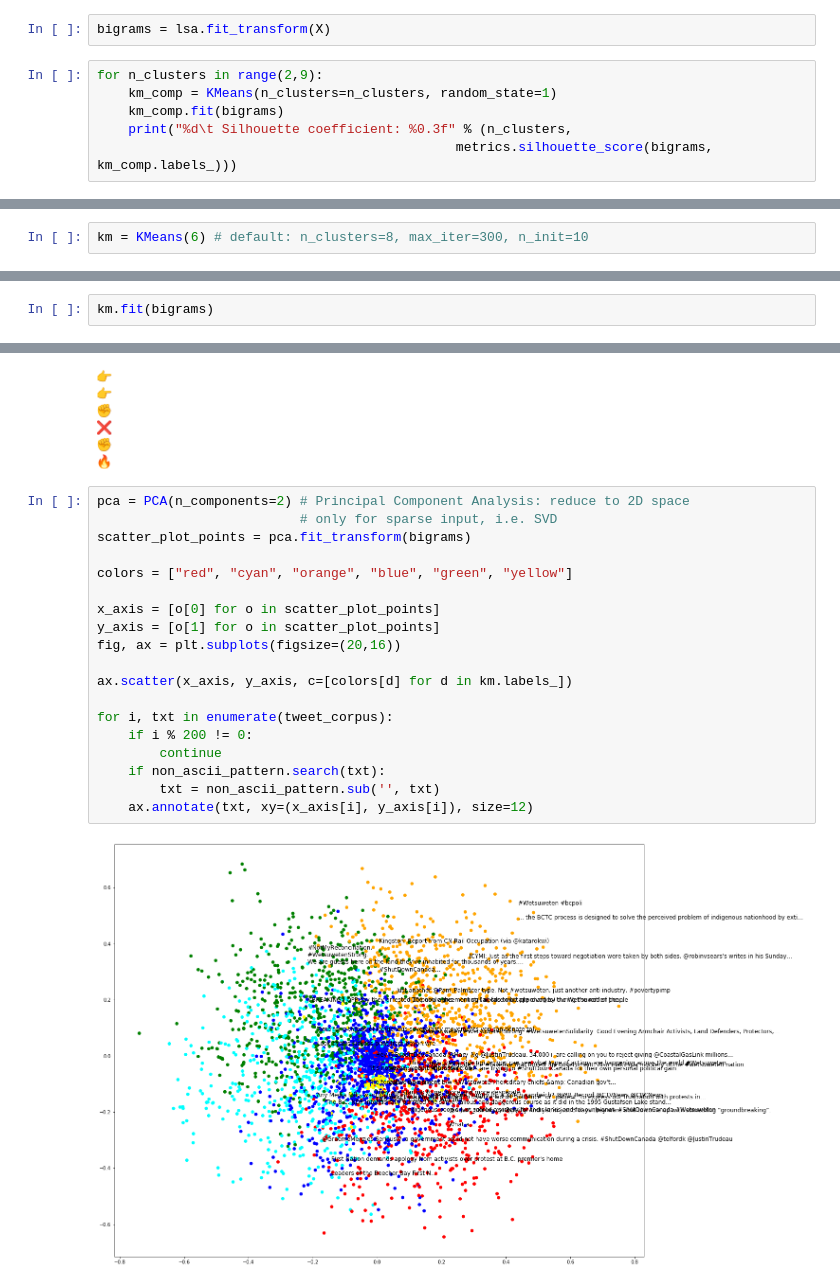
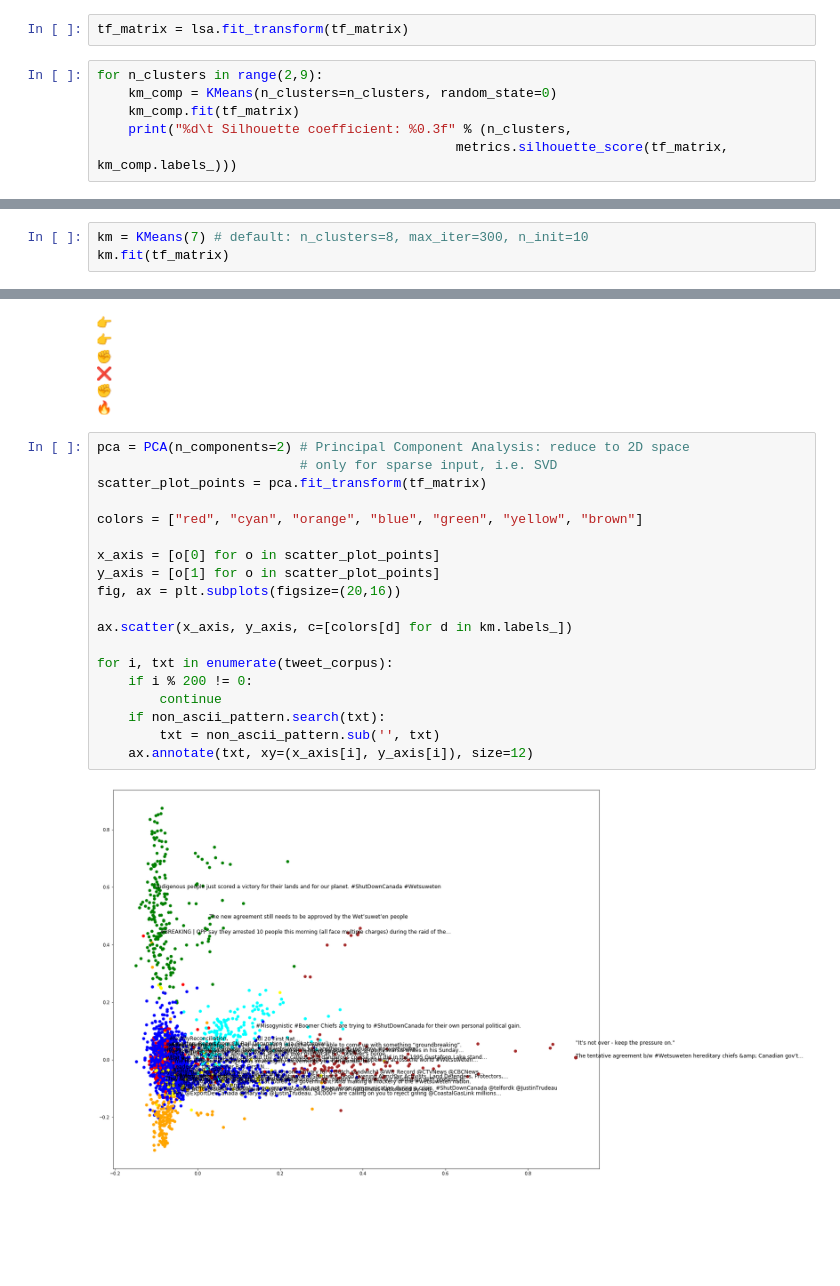
Before and after one commit to clearthecity/BubbleOrWave2, a Jupyter notebook: ClusterText.ipynb, the cells around one changed output, grey strips where cells are left out. Cells and saved outputs as stored; diff of their text form; blank space fills up the shorter version.

```diff
--- a/ClusterText.ipynb
+++ b/ClusterText.ipynb
@@ -89,11 +93,11 @@ lsa = Pipeline([
     ('normalizer', normalizer)
     ])
 # %%
-bigrams = lsa.fit_transform(X)
+tf_matrix = lsa.fit_transform(tf_matrix)
 # %%
 for n_clusters in range(2,9):
-    km_comp = KMeans(n_clusters=n_clusters, random_state=1)
-    km_comp.fit(bigrams)
+    km_comp = KMeans(n_clusters=n_clusters, random_state=0)
+    km_comp.fit(tf_matrix)
     print("%d\t Silhouette coefficient: %0.3f" % (n_clusters,
-                                              metrics.silhouette_score(bigrams, km_comp.labels_)))
+                                              metrics.silhouette_score(tf_matrix, km_comp.labels_)))
 # %% [output]
@@ -107,2 +111,3 @@ for n_clusters in range(2,9):
 # %%
-km = KMeans(6) # default: n_clusters=8, max_iter=300, n_init=10
+km = KMeans(7) # default: n_clusters=8, max_iter=300, n_init=10
+km.fit(tf_matrix)
@@ -109,2 +117,0 @@ km = KMeans(6) # default: n_clusters=8, max_iter=300, n_init=10
-# %%
-km.fit(bigrams)
@@ -190,23 +196,23 @@ for i in range(200):
 # %%
 pca = PCA(n_components=2) # Principal Component Analysis: reduce to 2D space
                           # only for sparse input, i.e. SVD
-scatter_plot_points = pca.fit_transform(bigrams)
+scatter_plot_points = pca.fit_transform(tf_matrix)
 
-colors = ["red", "cyan", "orange", "blue", "green", "yellow"]
+colors = ["red", "cyan", "orange", "blue", "green", "yellow", "brown"]
 
 x_axis = [o[0] for o in scatter_plot_points]
 y_axis = [o[1] for o in scatter_plot_points]
 fig, ax = plt.subplots(figsize=(20,16))
 
 ax.scatter(x_axis, y_axis, c=[colors[d] for d in km.labels_])
 
 for i, txt in enumerate(tweet_corpus):
     if i % 200 != 0:
         continue
     if non_ascii_pattern.search(txt):
         txt = non_ascii_pattern.sub('', txt)
     ax.annotate(txt, xy=(x_axis[i], y_axis[i]), size=12)
 # %% [output]
-[figure, old version]
+[figure, new version]
 # %%
 print("Silhouette Coefficient: %0.3f"
```
Also changed, not shown: parts of 10 cells of this notebook, 6 other files.
